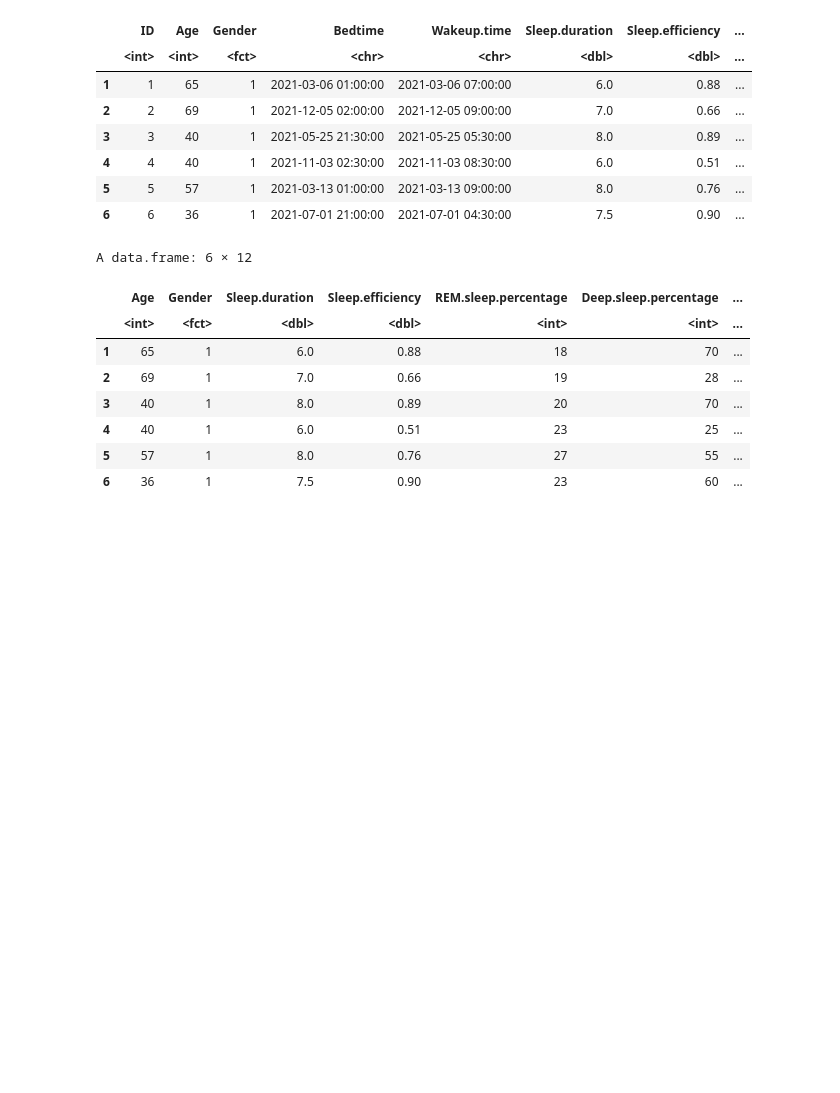
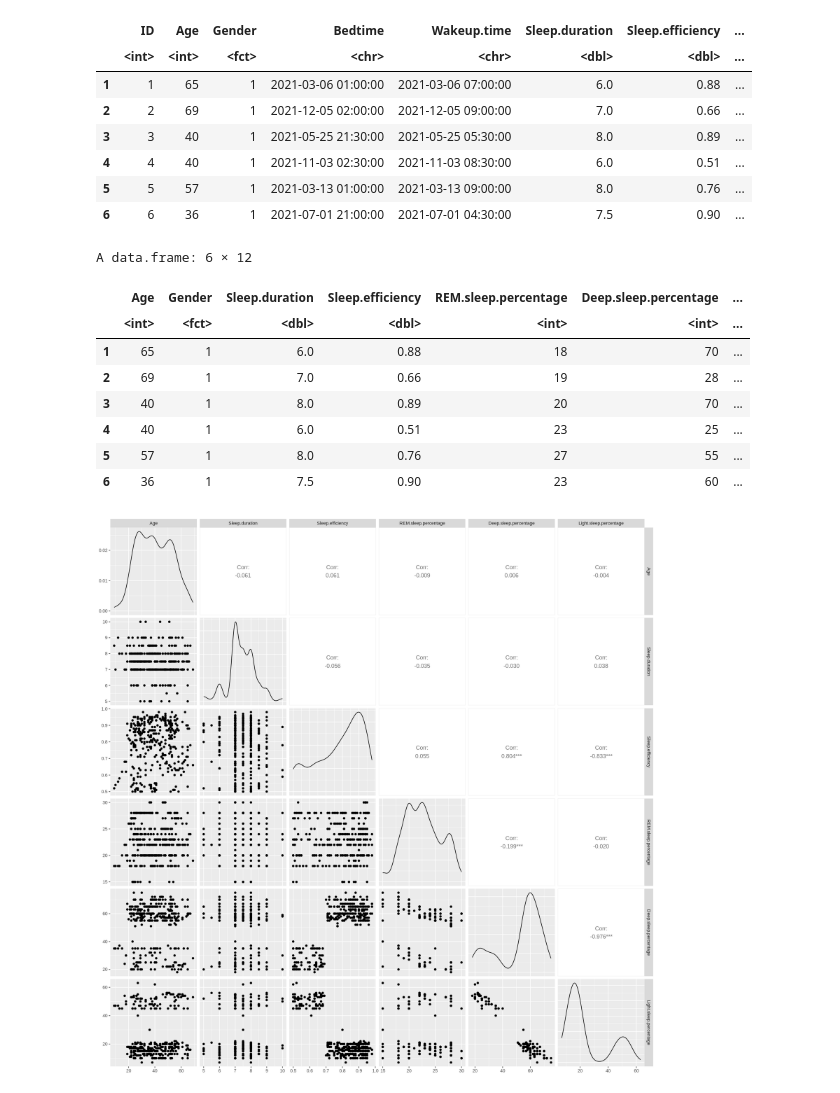
Before and after one commit to SophiaY03/STAT-306, a Jupyter notebook: Project.ipynb, the cells around one changed output. Saved outputs shown, nothing was run; the diff lists cells and outputs as text; code cells hidden in the pictures; blank space fills up the shorter version.

Commit message:
add ggpairs

```diff
--- a/Project.ipynb
+++ b/Project.ipynb
@@ -57,4 +75,8 @@ train_ind <- sample.int(nrow(sleep_data), size = nrow(sleep_data) * 0.75)
 sleep_train <- sleep_data[train_ind,]
 sleep_test <- sleep_data[-train_ind,]
 # %%
-wdhqoedhqeonc
+options(repr.plot.height = 15, repr.plot.width = 15)
+sleep_train |>
+    ggpairs(columns = c('Age', 'Sleep.duration', 'Sleep.efficiency', 'REM.sleep.percentage', 'Deep.sleep.percentage', 'Light.sleep.percentage'))
+# %% [output]
+[figure, added]
```
Also changed, not shown: parts of 2 cells of this notebook.
